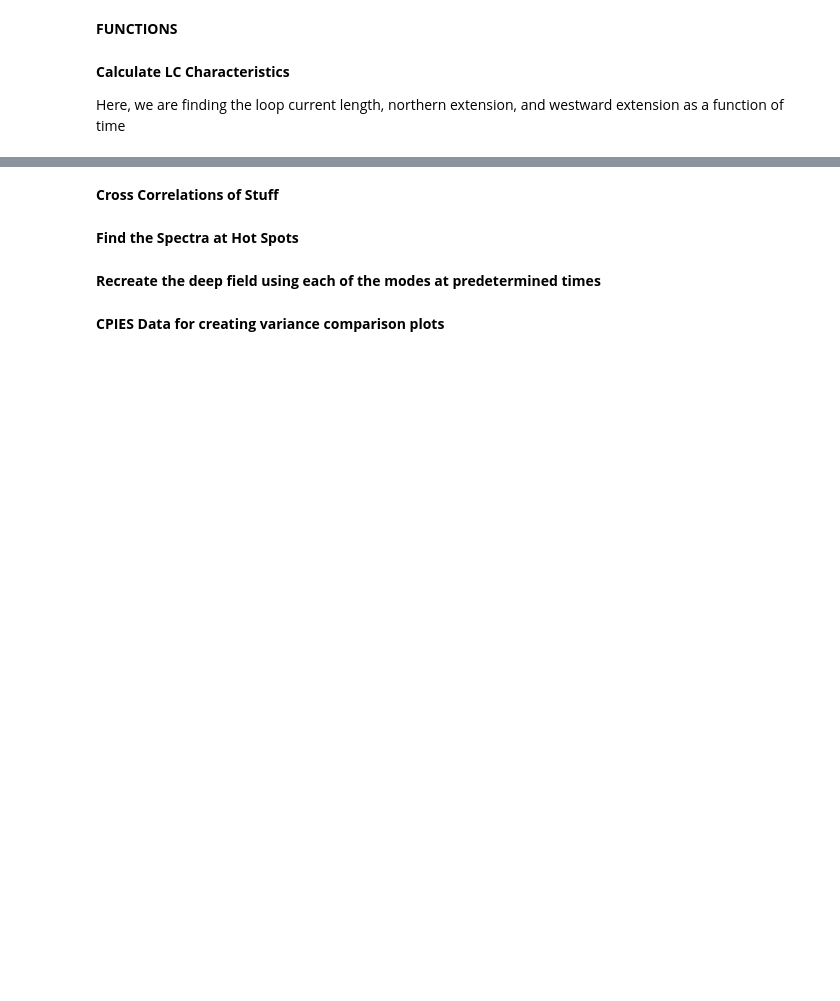
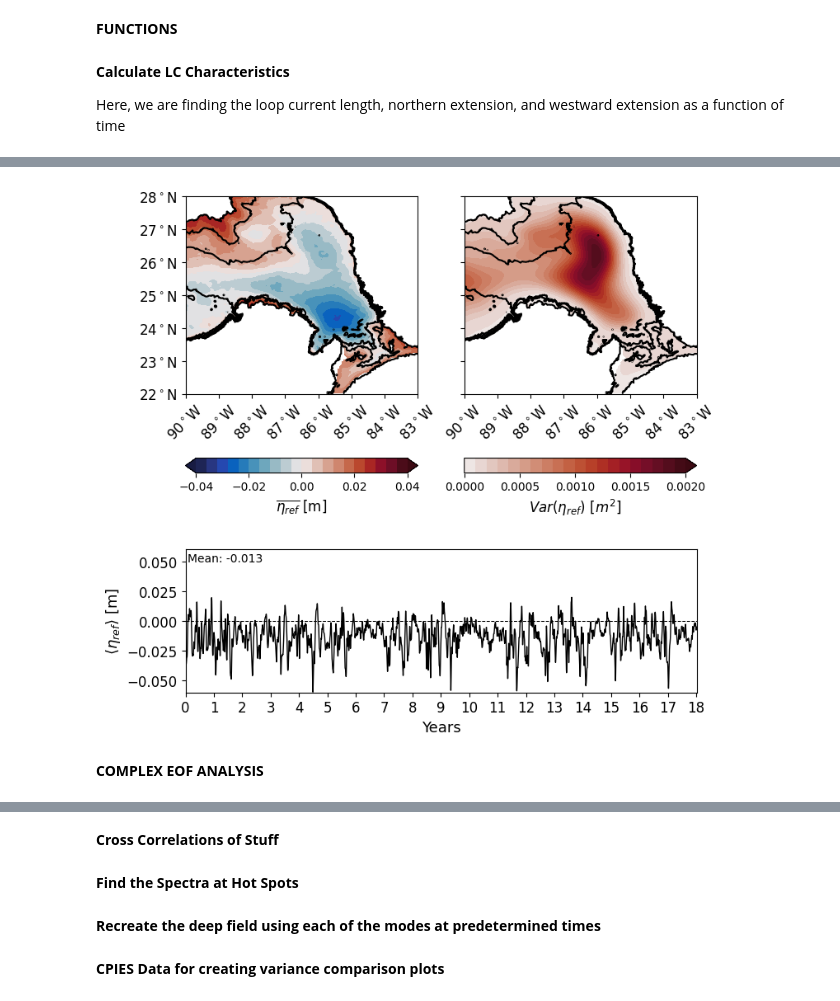
Before and after one commit to JCooke188/ceofs, a Jupyter notebook: ceof_calc.ipynb, the cells around one changed output, grey strips where cells are left out. Cells and saved outputs as stored; diff of their text form; code cells hidden in the pictures; blank space fills up the shorter version.

```diff
--- a/ceof_calc.ipynb
+++ b/ceof_calc.ipynb
@@ -493,6 +496,74 @@ ax.set_xticklabels(lon_xticklbls)
 ax.set_yticks(lat_yticks)
 ax.set_yticklabels(lat_yticklbls)
 ax.set_xlim(-90,-83)
+# %%
+# Plot Mean of Eta Ref, Variance of Eta Ref, and Area-Averaged Eta Ref in DSC together
+
+LON,LAT = np.meshgrid(lon,lat)
+eref_18yr_mean = np.nanmean(eref_lp.values,axis=0)
+eref_18yr_var  = np.nanvar(eref_lp.values,axis=0)
+
+fig = plt.figure(figsize=(8,8))
+gs0 = fig.add_gridspec(2,1,hspace=0.3)
+gs1 = grdspc.GridSpecFromSubplotSpec(1,2,wspace=0.2,subplot_spec=gs0[0])
+gs2 = grdspc.GridSpecFromSubplotSpec(3,1,subplot_spec=gs0[1])
+
+ax = fig.add_subplot(gs1[0])
+cb1 = ax.contourf(lon.values,lat.values,eref_18yr_mean,cmap=cm.cm.balance,levels=np.linspace(-0.04,0.04,21),extend='both')
+ax.contour(gulf_lon,gulf_lat,np.flipud(img),colors='black',linestyles='-',levels=[-3500,-3000,-2500,-2000])
+ax.set_aspect(np.cos(ymid))
+ax.tick_params(axis='both', which='major', labelsize=12)
+ax.tick_params(axis='x',rotation=45)
+ax.set_xticks(lon_xticks)
+ax.set_xticklabels(lon_xticklbls)
+ax.set_yticks(lat_yticks)
+ax.set_yticklabels(lat_yticklbls)
+ax.set_xlim(-90,-83)
+axins1 = inset_axes(ax,width="100%",height="7.5%",loc="lower center",bbox_to_anchor=(0,-.4,1,1),bbox_transform=ax.transAxes,borderpad=0)
+cbar = fig.colorbar(cb1,cax=axins1,orientation='horizontal')
+cbar.ax.tick_params(labelsize=10)
+cbar.ax.xaxis.set_ticks([-0.04,-0.02,0.0,0.02,0.04])
+cbar.set_label(label='$\overline{\eta_{ref}}$ [m]',size=12)
+
+ax = fig.add_subplot(gs1[1])
+cb2 = ax.contourf(lon.values,lat.values,eref_18yr_var,cmap=cm.cm.amp,levels=np.linspace(0,0.002,21),extend='max')
+ax.contour(gulf_lon,gulf_lat,np.flipud(img),colors='black',linestyles='-',levels=[-3500,-3000,-2500,-2000])
+ax.set_aspect(np.cos(ymid))
+ax.tick_params(axis='both', which='major', labelsize=12)
+ax.tick_params(axis='x',rotation=45)
+ax.set_xticks(lon_xticks)
+ax.set_xticklabels(lon_xticklbls)
+ax.set_yticklabels([''])
+ax.set_yticks(lat_yticks)
+ax.set_xlim(-90,-83)
+axins1 = inset_axes(ax,width="100%",height="7.5%",loc="lower center",bbox_to_anchor=(0,-.4,1,1),bbox_transform=ax.transAxes,borderpad=0)
+cbar = fig.colorbar(cb2,cax=axins1,orientation='horizontal')
+cbar.ax.xaxis.set_ticks([0.0,0.0005,0.001,0.0015,0.002])
+cbar.ax.tick_params(labelsize=10)
+
+cbar.set_label(label='$Var(\eta_{ref})$ [$m^2$]',size=12)
+
+ax = fig.add_subplot(gs2[1:3])
+ax.plot(dsc_eref_mean,color='k',linewidth=1)
+ax.tick_params(axis='both', which='major', labelsize=12)
+ax.set_ylabel(r'$\langle \eta_{ref} \rangle$ [m]',fontsize=13)
+ax.set_xlabel('Years')
+
+yr_ticks = [i for i in range(0,Nt,365)]
+yr_labels = [i for i in range(0,19,1)]
+ax.set_xticks(yr_ticks)
+ax.set_xticklabels(yr_labels)
+ax.set_xlabel('Years',fontsize=13)
+ax.set_ylim(-0.06,0.06)
+ax.set_xlim(0,Nt)
+ax.hlines(0,0,Nt,linestyle='--',color='k',linewidth=0.75)
+ax.text(30,0.05,s=f'Mean: {np.mean(dsc_eref_mean):.3f}')
+
+fig.savefig(f'./Figures/18yr_MEAN_VAR_DSCEREF_{today}.svg',format='svg')
+# %% [output]
+[figure, added]
+# %% [markdown]
+**COMPLEX EOF ANALYSIS**
 # %%
 # Do the CEOF
 
```
Also changed, not shown: parts of 5 cells of this notebook, 2 other files.
